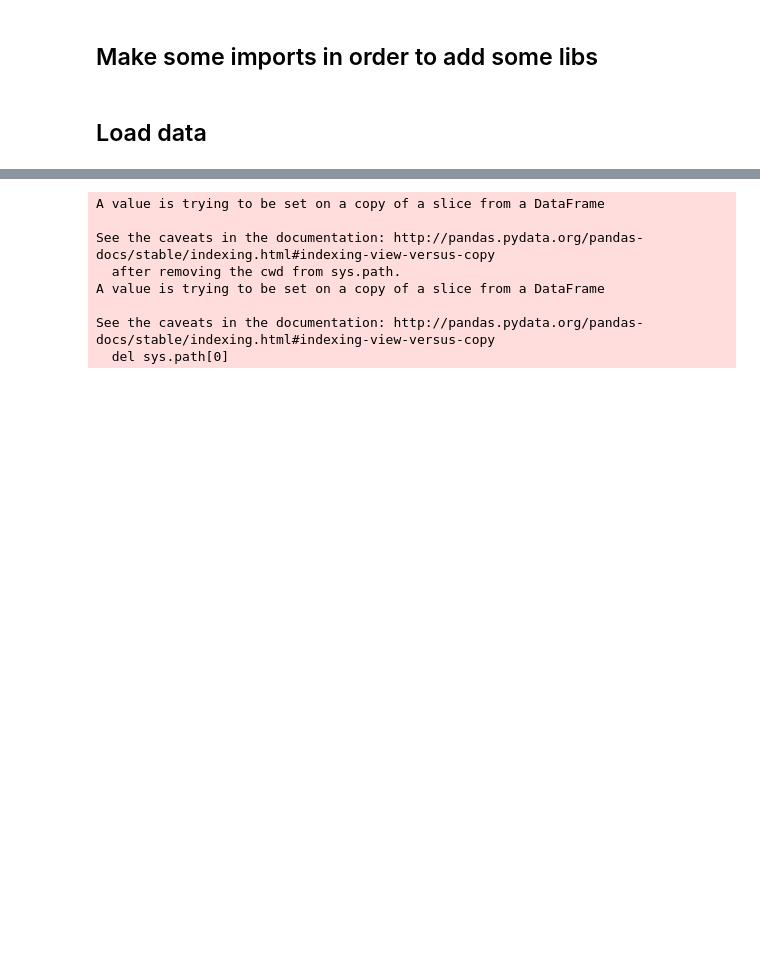
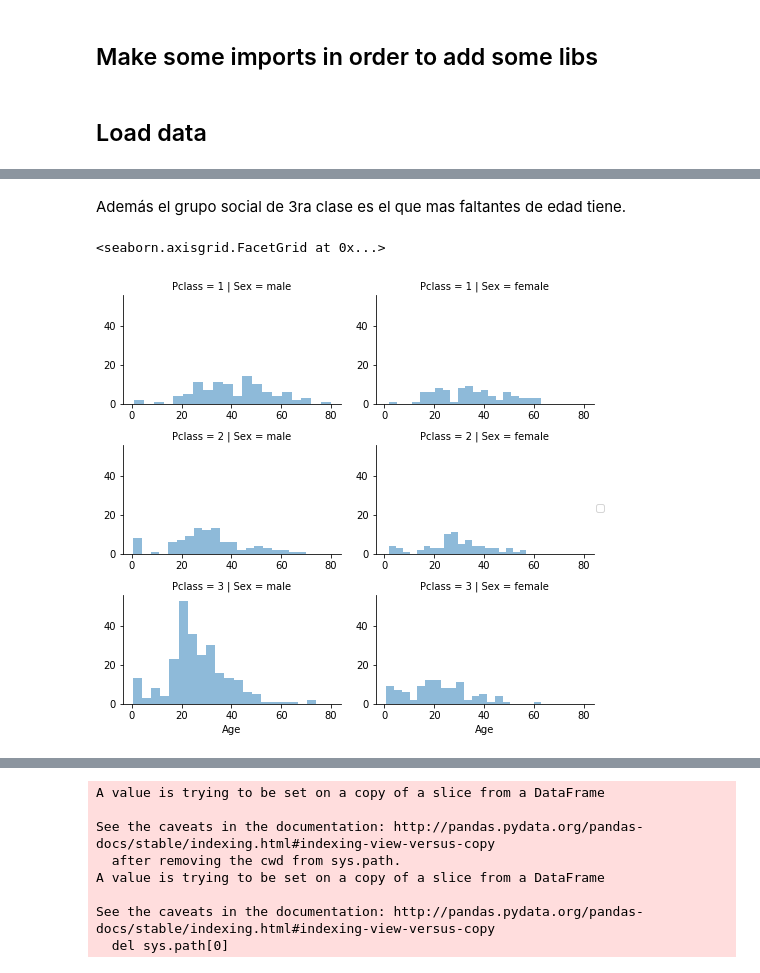
Before and after one commit to eduzen/kaggle, a Jupyter notebook: titanic/titanic.ipynb, the cells around one changed output, grey strips where cells are left out. Cells and saved outputs as stored; diff of their text form; code cells hidden in the pictures; blank space fills up the shorter version.

```diff
--- a/titanic/titanic.ipynb
+++ b/titanic/titanic.ipynb
@@ -29,0 +35,4 @@ print(len(X_test.columns), len(X_train.columns))
+# %%
+X_train.drop(['Ticket'], axis=1, inplace=True)
+X_test.drop(['Ticket'], axis=1, inplace=True)
+combine_df = [X_test, X_train]
@@ -29,0 +130,9 @@ print(len(X_test.columns), len(X_train.columns))
+# %% [markdown]
+Además el grupo social de 3ra clase es el que mas faltantes de edad tiene.
+# %%
+grid = sns.FacetGrid(X_train, row='Pclass', col='Sex', size=2.2, aspect=1.6)
+grid.map(plt.hist, 'Age', alpha=.5, bins=20)
+grid.add_legend()
+# %% [output]
+<seaborn.axisgrid.FacetGrid at 0x...>
+[figure, added]
```
Also changed, not shown: parts of 24 cells of this notebook, 1 other file.
